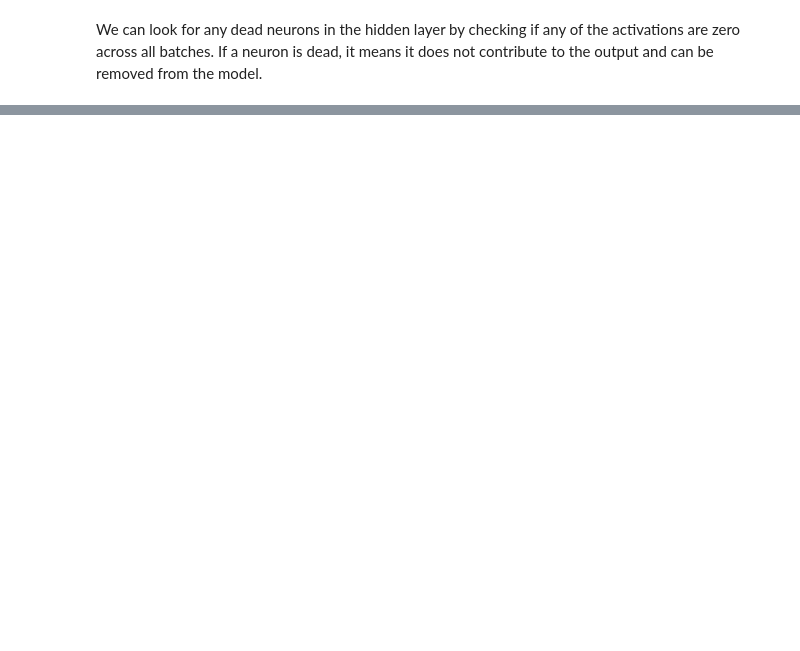
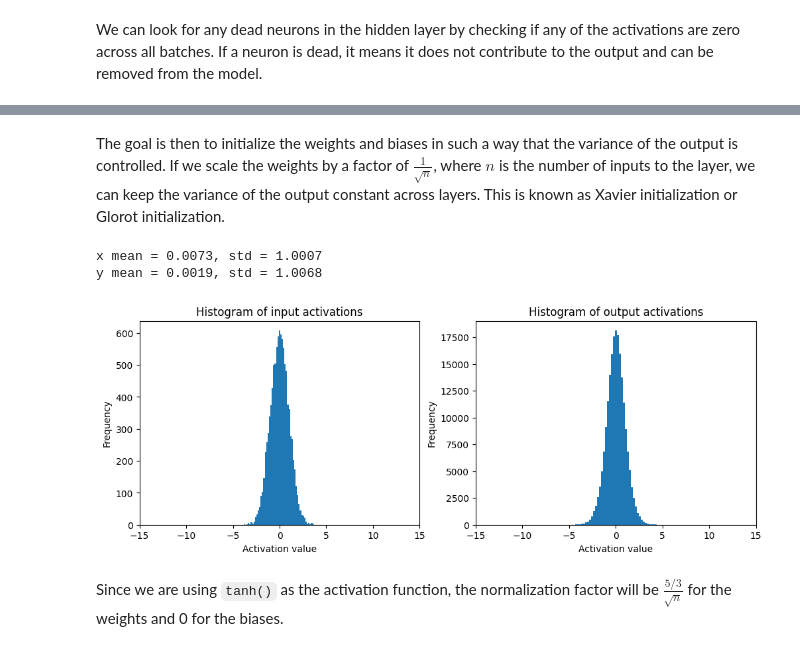
Before and after one commit to tdody/gpt_bot, a Jupyter notebook: notebooks/part_3.ipynb, the cells around one changed output, grey strips where cells are left out. Saved outputs shown, nothing was run; the diff lists cells and outputs as text; code cells hidden in the pictures; blank space fills up the shorter version.

```diff
--- a/notebooks/part_3.ipynb
+++ b/notebooks/part_3.ipynb
@@ -252,0 +595,31 @@ Dev Loss: 1.3984
+# %% [markdown]
+The goal is then to initialize the weights and biases in such a way that the variance of the output is controlled. If we scale the weights by a factor of $\frac{1}{\sqrt{n}}$, where $n$ is the number of inputs to the layer, we can keep the variance of the output constant across layers. This is known as Xavier initialization or Glorot initialization.
+# %%
+x = torch.randn(1000, 10)
+SCALING_FACTOR = (1 / x.shape[-1])**0.5
+w = torch.randn(10, 200) * SCALING_FACTOR
+y = x @ w  # shape (1000, 200)
+print(f"x mean = {x.mean().item():.4f}, std = {x.std().item():.4f}")
+print(f"y mean = {y.mean().item():.4f}, std = {y.std().item():.4f}")
+
+plt.figure(figsize=(12, 4))
+plt.subplot(1, 2, 1)
+plt.hist(x.view(-1).tolist(), 50)
+plt.title("Histogram of input activations")
+plt.xlabel("Activation value")
+plt.ylabel("Frequency")
+plt.xlim(-15, 15)
+plt.subplot(1, 2, 2)
+plt.hist(y.view(-1).tolist(), 50)
+plt.title("Histogram of output activations")
+plt.xlabel("Activation value")
+plt.ylabel("Frequency")
+# use same scale for the x-axis
+plt.xlim(-15, 15)
+plt.show();
+# %% [output]
+x mean = 0.0073, std = 1.0007
+y mean = 0.0019, std = 1.0068
+[figure, added]
+# %% [markdown]
+Since we are using `tanh()` as the activation function, the normalization factor will be $\frac{5/3}{\sqrt{n}}$ for the weights and 0 for the biases.
```
Also changed, not shown: parts of 62 cells of this notebook.
